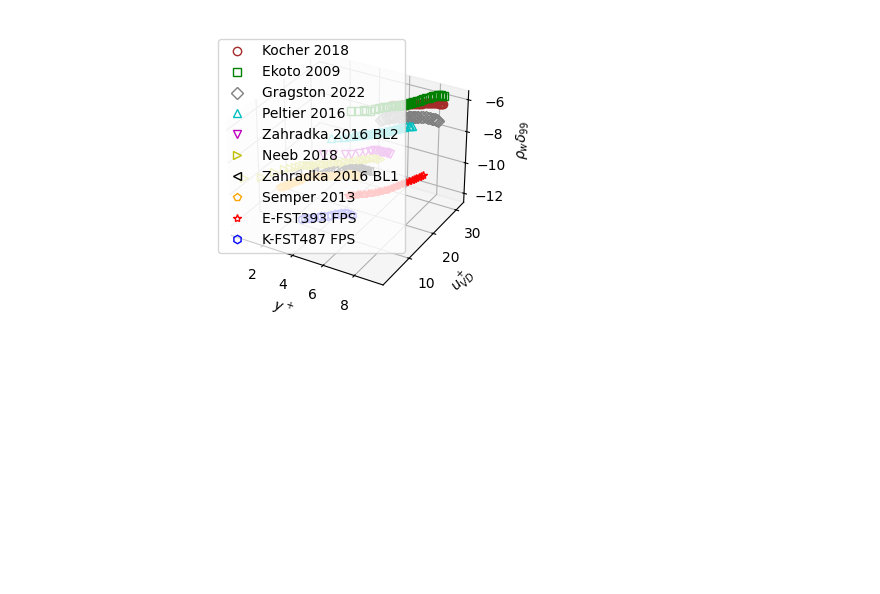
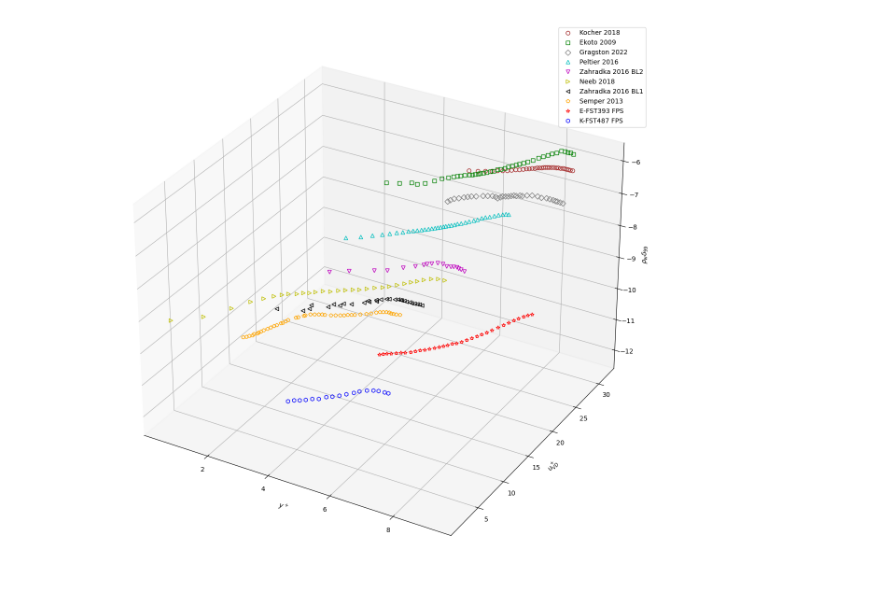
Before and after one commit to nwsteg/testBinder, a Jupyter notebook: compare_literature_yplus_3dplot.ipynb, the cells around one changed output. Drawn from its saved outputs; the diff is of its cells as text; code cells hidden in the pictures; blank space fills up the shorter version.

```diff
--- a/compare_literature_yplus_3dplot.ipynb
+++ b/compare_literature_yplus_3dplot.ipynb
@@ -137,32 +137,32 @@ bls.append(np.genfromtxt(datapath+'compare_literature_bl_scaled_gragston.csv', d
 bls.append(np.genfromtxt(datapath+'compare_literature_bl_scaled_hoffman.csv', delimiter=',', usecols=(0, 1), dtype=float))
 bls.append(np.genfromtxt(datapath+'compare_literature_bl_scaled_posladek.csv', delimiter=',', usecols=(0, 1), dtype=float))
 bls[4][:,1]=bls[4][:,1]-6
 
 # Sample markers and colors, expand as needed
 markers = ['o', 's', 'D', '^', 'v', '>', '<', 'p', '*', 'h']
 colors = ['brown', 'g', 'grey', 'c', 'm', 'y', 'k', 'orange', 'r', 'b']
 
 # Create a 3D plot
-fig = plt.figure(figsize=(5, 3))
+fig = plt.figure(figsize=(8, 8))
 ax = fig.add_subplot(111, projection='3d')
 
 # Iterate through sorted data
 for (idx, row), marker, color in zip(df_sorted.iterrows(), markers, colors):
     id = int(row['Paper #'] - 1)
     try:
         bl = bls[id]  # Get boundary layer data for the current paper
         # Plot in 3D with the new axis arrangement
         ax.plot(np.log(bl[:,0]), bl[:,1], zs=np.log(row['Custom Metric']), zdir='z', linestyle='', marker=marker,
                 mec=color, mfc=(1, 1, 1, 0), label=row['Label'])
     except:
         pass
 
 # Set labels for the axes
 ax.set_ylabel(r'$u^+_{VD}$')
 ax.set_xlabel(r'$y^+$')
 ax.set_zlabel(r'$\rho_w \delta_{99}$')
 plt.legend()
 plt.tight_layout()
 plt.show()
 # %% [output]
-[figure, old version]
+[figure, new version]
```
Also changed, not shown: 1 other file.
